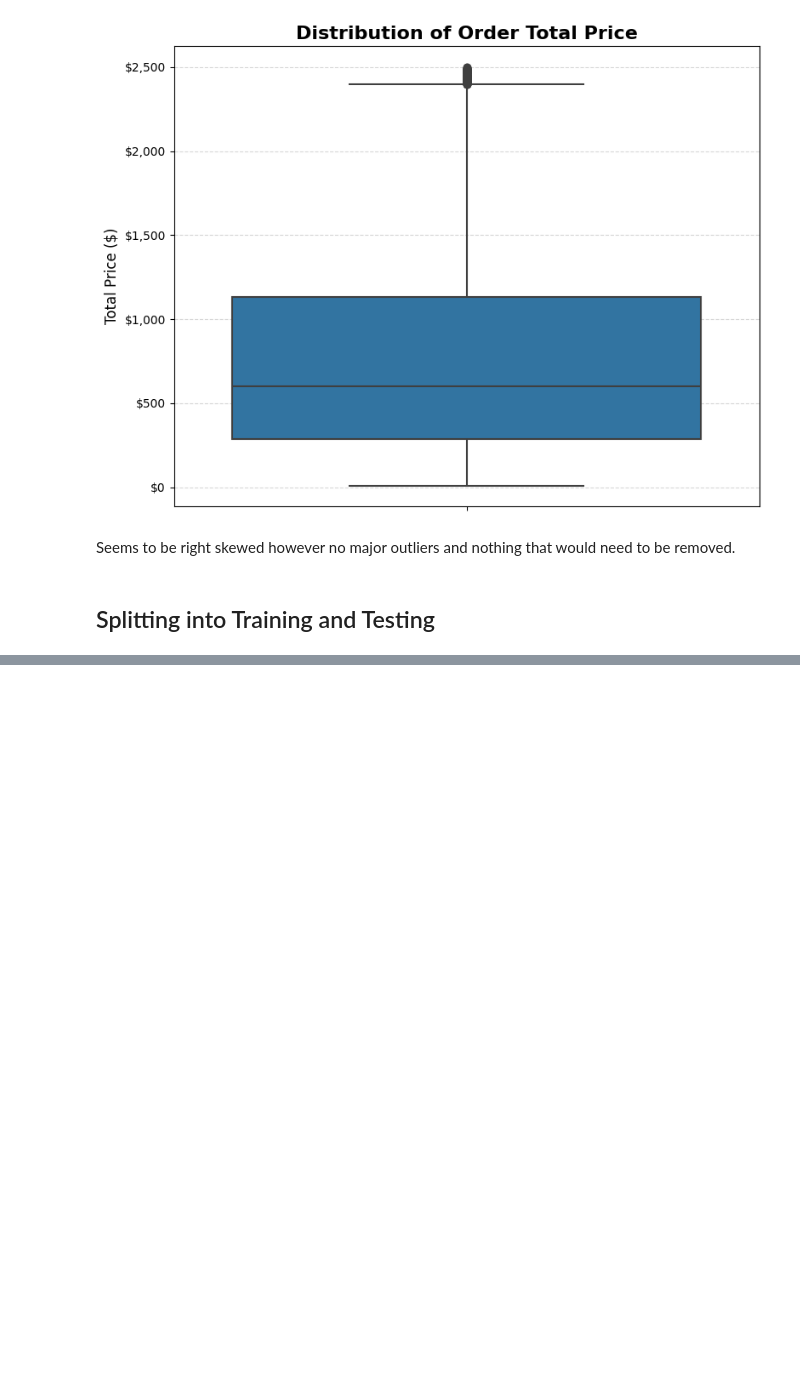
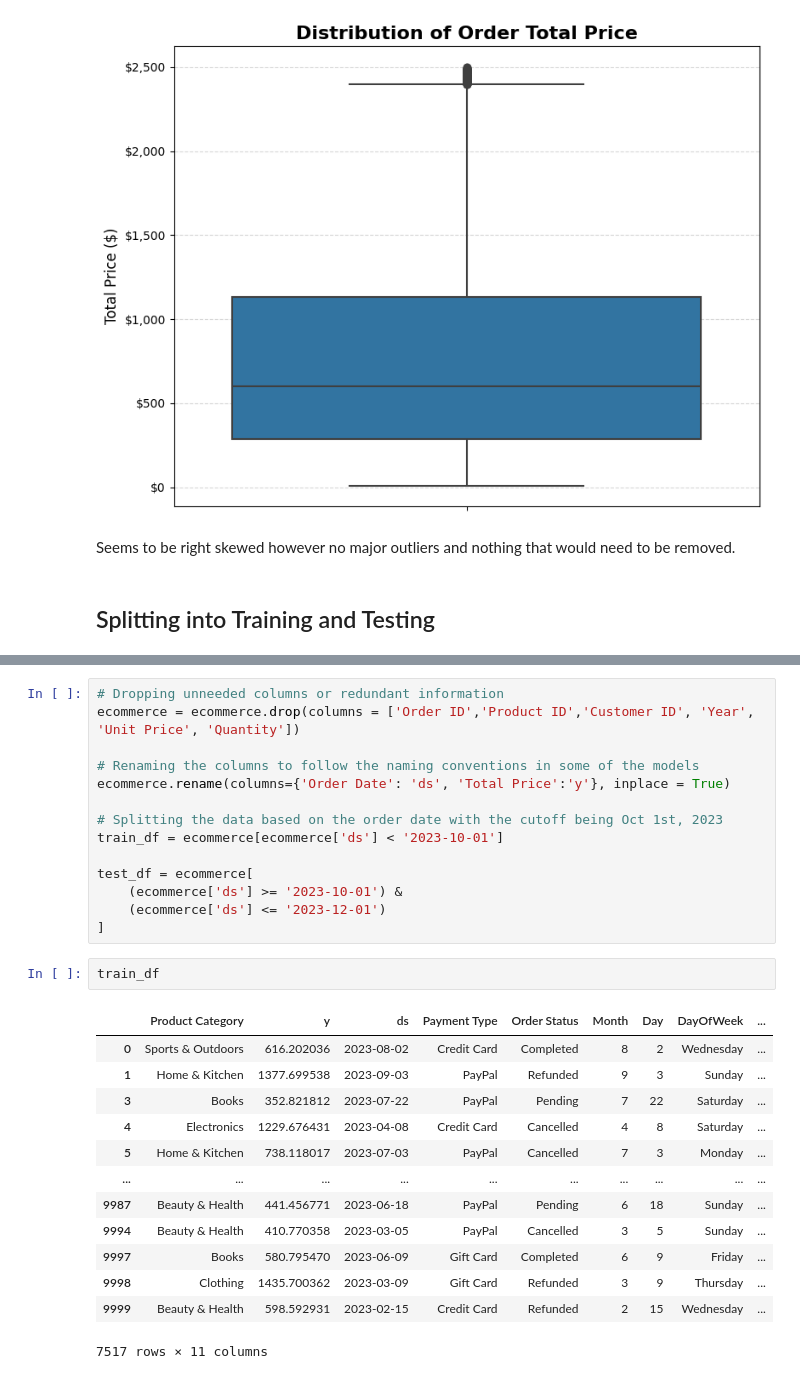
Before and after one commit to ryaltic/E-Commerce-Time-Series-Forecast, a Jupyter notebook: E_Commerce_Forecasting.ipynb, the cells around one changed output, grey strips where cells are left out. Drawn from its saved outputs; the diff is of its cells as text; blank space fills up the shorter version.

Commit message:
Split the data and got the data ready for modeling

```diff
--- a/E_Commerce_Forecasting.ipynb
+++ b/E_Commerce_Forecasting.ipynb
@@ -367,0 +363,30 @@ SyntaxError: invalid syntax (ipython-input-2494350585.py, line 1)
+# %%
+# Dropping unneeded columns or redundant information
+ecommerce = ecommerce.drop(columns = ['Order ID','Product ID','Customer ID', 'Year', 'Unit Price', 'Quantity'])
+
+# Renaming the columns to follow the naming conventions in some of the models
+ecommerce.rename(columns={'Order Date': 'ds', 'Total Price':'y'}, inplace = True)
+
+# Splitting the data based on the order date with the cutoff being Oct 1st, 2023
+train_df = ecommerce[ecommerce['ds'] < '2023-10-01']
+
+test_df = ecommerce[
+    (ecommerce['ds'] >= '2023-10-01') &
+    (ecommerce['ds'] <= '2023-12-01')
+]
+# %%
+train_df
+# %% [output]
+|  | Product Category | y | ds | Payment Type | Order Status | Month | Day | DayOfWeek | ... |
+| 0 | Sports & Outdoors | 616.202036 | 2023-08-02 | Credit Card | Completed | 8 | 2 | Wednesday | ... |
+| 1 | Home & Kitchen | 1377.699538 | 2023-09-03 | PayPal | Refunded | 9 | 3 | Sunday | ... |
+| 3 | Books | 352.821812 | 2023-07-22 | PayPal | Pending | 7 | 22 | Saturday | ... |
+| 4 | Electronics | 1229.676431 | 2023-04-08 | Credit Card | Cancelled | 4 | 8 | Saturday | ... |
+| 5 | Home & Kitchen | 738.118017 | 2023-07-03 | PayPal | Cancelled | 7 | 3 | Monday | ... |
+| ... | ... | ... | ... | ... | ... | ... | ... | ... | ... |
+| 9987 | Beauty & Health | 441.456771 | 2023-06-18 | PayPal | Pending | 6 | 18 | Sunday | ... |
+| 9994 | Beauty & Health | 410.770358 | 2023-03-05 | PayPal | Cancelled | 3 | 5 | Sunday | ... |
+| 9997 | Books | 580.795470 | 2023-06-09 | Gift Card | Completed | 6 | 9 | Friday | ... |
+| 9998 | Clothing | 1435.700362 | 2023-03-09 | Gift Card | Refunded | 3 | 9 | Thursday | ... |
+| 9999 | Beauty & Health | 598.592931 | 2023-02-15 | Credit Card | Refunded | 2 | 15 | Wednesday | ... |
+7517 rows × 11 columns
```
Also changed, not shown: parts of 3 cells of this notebook.
